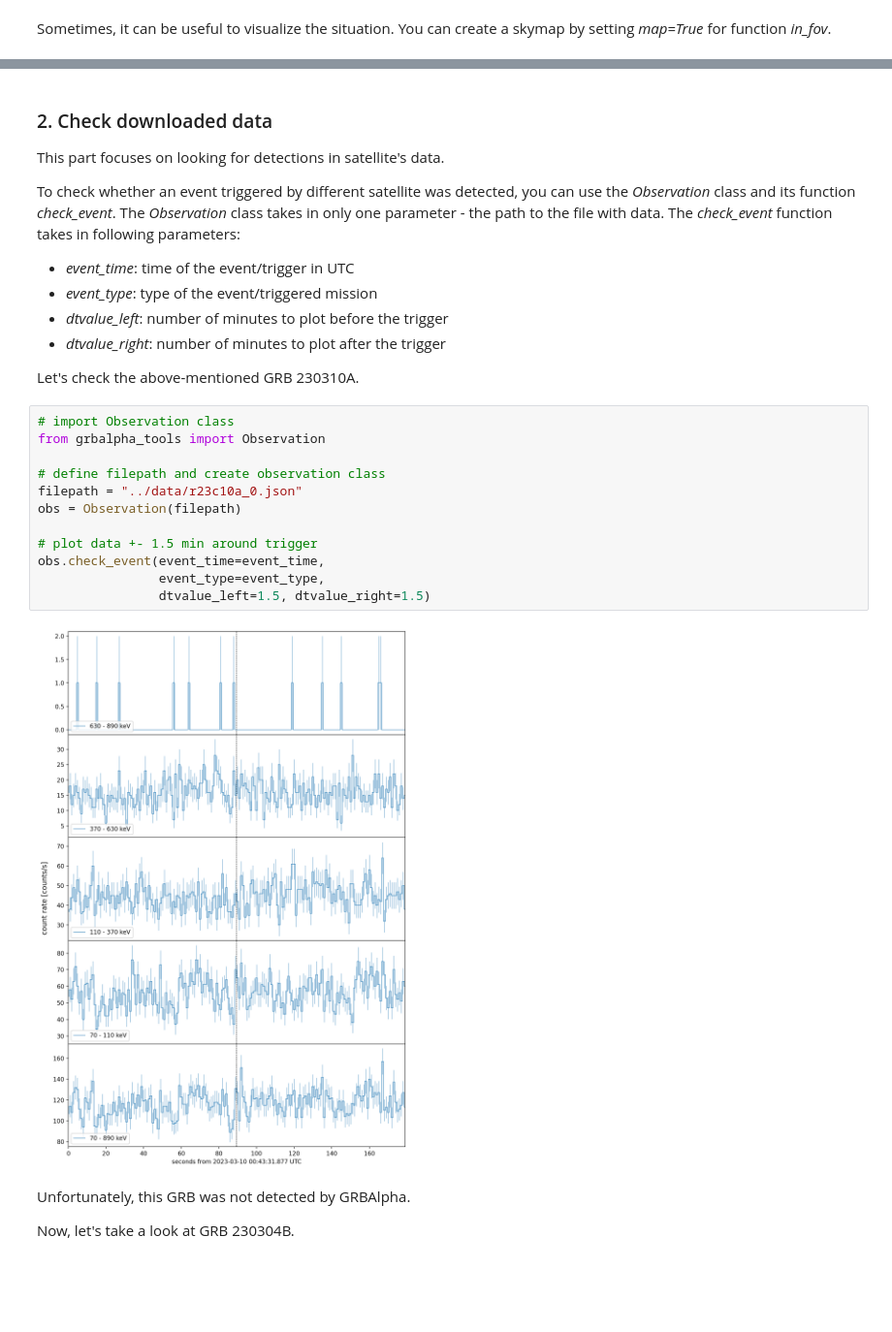
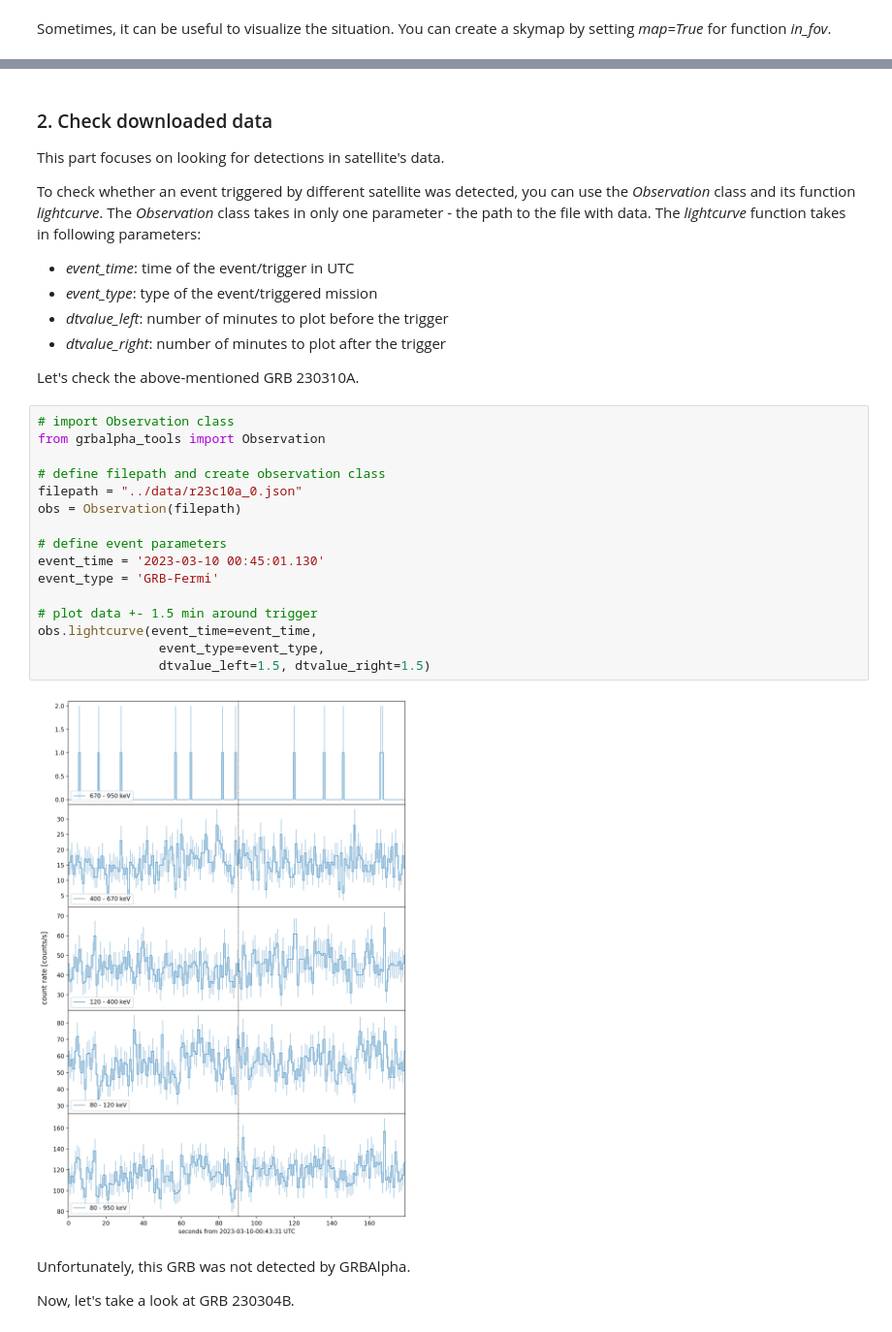
Before and after one commit to mdafcikova/grbalpha-tools, a Jupyter notebook: grbalpha-tools-intro.ipynb, the cells around one changed output, grey strips where cells are left out. Shown at 97% size. Saved outputs shown, nothing was run; the diff lists cells and outputs as text; blank space fills up the shorter version.

```diff
--- a/grbalpha-tools-intro.ipynb
+++ b/grbalpha-tools-intro.ipynb
@@ -37,7 +37,7 @@ GRB-Fermi at 2023-03-10 00:45:01.130 in FoV: True
 
 This part focuses on looking for detections in satellite's data.
 
-To check whether an event triggered by different satellite was detected, you can use the *Observation* class and its function *check_event*. The *Observation* class takes in only one parameter - the path to the file with data. The *check_event* function takes in following parameters:
+To check whether an event triggered by different satellite was detected, you can use the *Observation* class and its function *lightcurve*. The *Observation* class takes in only one parameter - the path to the file with data. The *lightcurve* function takes in following parameters:
 
 + *event_time*: time of the event/trigger in UTC
 + *event_type*: type of the event/triggered mission
@@ -48,17 +48,21 @@ Let's check the above-mentioned GRB 230310A.
 # %%
 # import Observation class
 from grbalpha_tools import Observation
 
 # define filepath and create observation class
 filepath = "../data/r23c10a_0.json"
 obs = Observation(filepath)
 
+# define event parameters
+event_time = '2023-03-10 00:45:01.130'
+event_type = 'GRB-Fermi'
+
 # plot data +- 1.5 min around trigger
-obs.check_event(event_time=event_time,
+obs.lightcurve(event_time=event_time,
                 event_type=event_type,
                 dtvalue_left=1.5, dtvalue_right=1.5)
 # %% [output]
-[figure, old version]
+[figure, new version]
 # %% [markdown]
 Unfortunately, this GRB was not detected by GRBAlpha.
 
```
Also changed, not shown: parts of 5 cells of this notebook, 2 other files.
